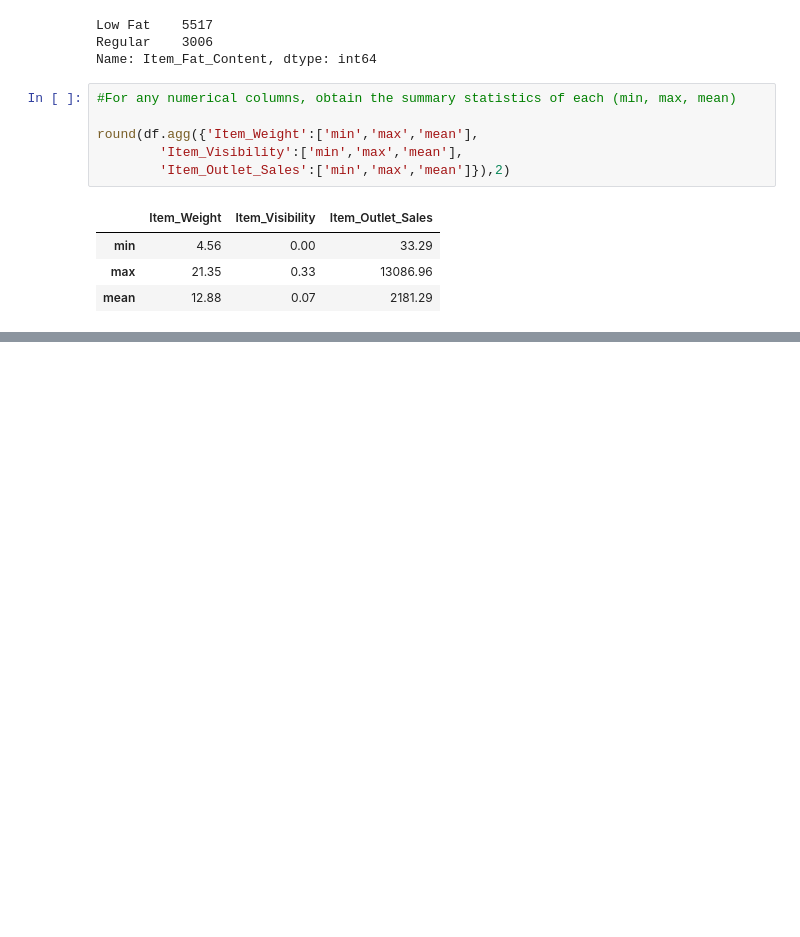
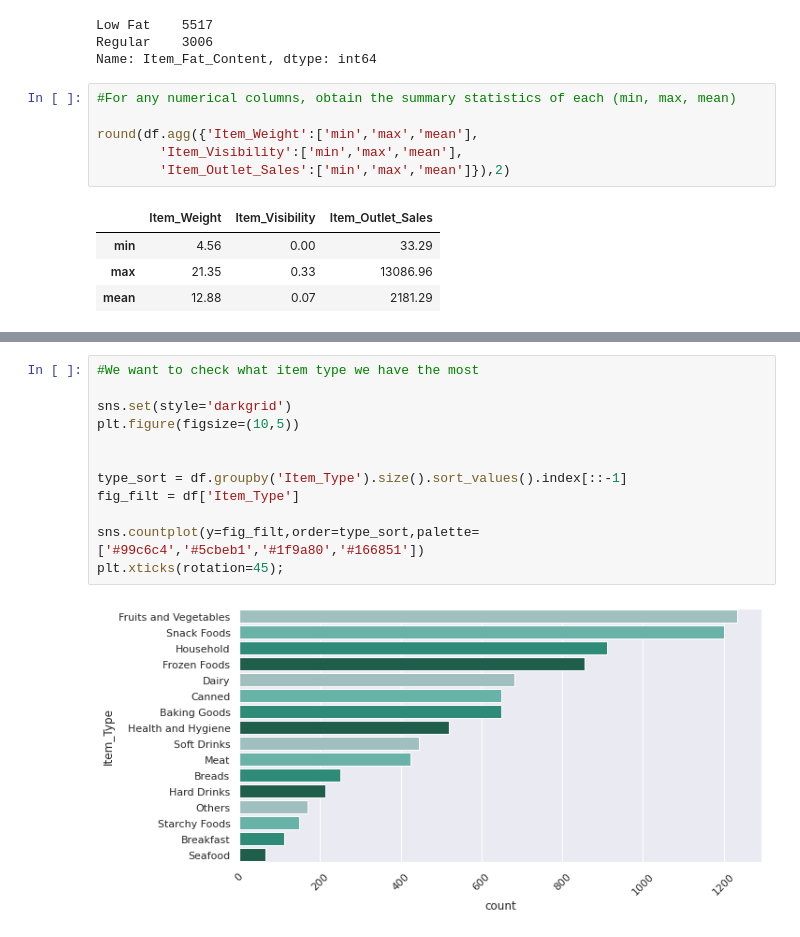
Before and after one commit to CapZondar/Python-first-steps, a Jupyter notebook: Food_Sales_Prediction.ipynb, the cells around one changed output, grey strips where cells are left out. Cells and saved outputs as stored; diff of their text form; blank space fills up the shorter version.

```diff
--- a/Food_Sales_Prediction.ipynb
+++ b/Food_Sales_Prediction.ipynb
@@ -150,0 +177,14 @@ round(df.agg({'Item_Weight':['min','max','mean'],
+# %%
+#We want to check what item type we have the most
+
+sns.set(style='darkgrid')
+plt.figure(figsize=(10,5))
+
+
+type_sort = df.groupby('Item_Type').size().sort_values().index[::-1]
+fig_filt = df['Item_Type']
+
+sns.countplot(y=fig_filt,order=type_sort,palette=['#99c6c4','#5cbeb1','#1f9a80','#166851'])
+plt.xticks(rotation=45);
+# %% [output]
+[figure, added]
```
Also changed, not shown: parts of 7 cells of this notebook.
